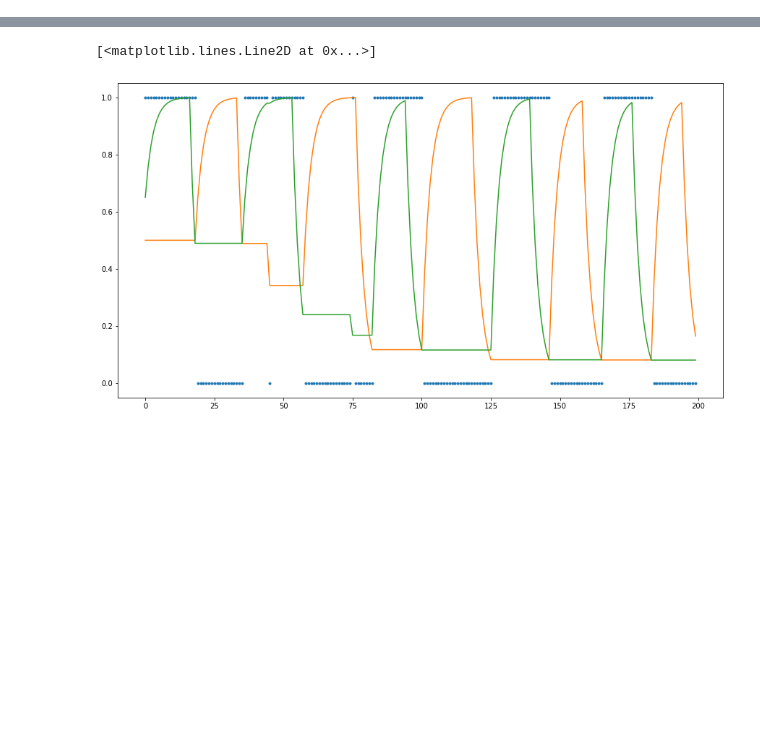
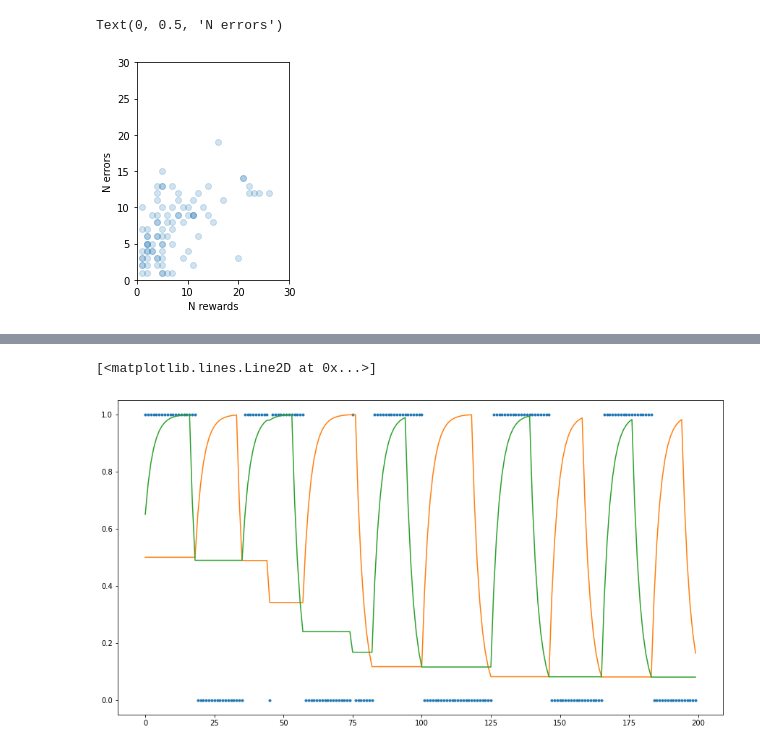
Before and after one commit to nhat-le/switching-simulations, a Jupyter notebook: switching_world_characterization_rho.ipynb, the cells around one changed output, grey strips where cells are left out. Saved outputs shown, nothing was run; the diff lists cells and outputs as text; code cells hidden in the pictures; blank space fills up the shorter version.

```diff
--- a/switching_world_characterization_rho.ipynb
+++ b/switching_world_characterization_rho.ipynb
@@ -26,0 +78,20 @@ import pickle
+# %%
+np.random.seed(123)
+
+world2 = wm.ForagingWorld(prew=0.9, psw=0.1, pstruct=[5, 40], nblockmax=100)
+agent2 = am.EGreedyQLearningAgent(gamma=0.1, eps=0.1)
+exp = wm.Experiment(agent2, world2)
+exp.run()
+Nerrors2 = src.utils.get_num_errors_leading_block(world2, agent2)
+Nrews2 = src.utils.get_num_rewards_trailing_block(world2, agent2)
+
+
+plt.subplot(122)
+plt.scatter(Nrews2[:-1], Nerrors2[1:], alpha=0.2)
+plt.xlim([0, 30])
+plt.ylim([0, 30])
+plt.xlabel('N rewards')
+plt.ylabel('N errors')
+# %% [output]
+Text(0, 0.5, 'N errors')
+[figure, added]
```
Also changed, not shown: parts of 12 cells of this notebook, 4 other files.
